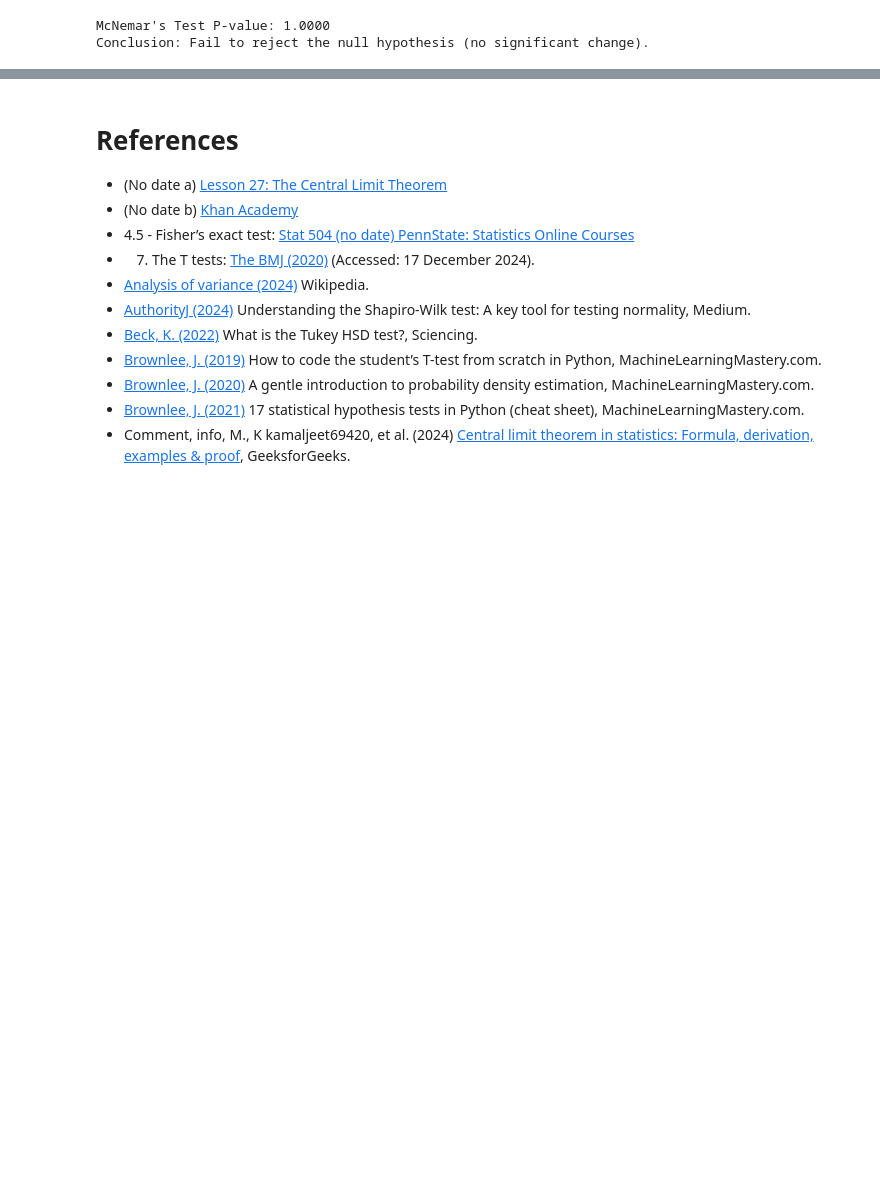
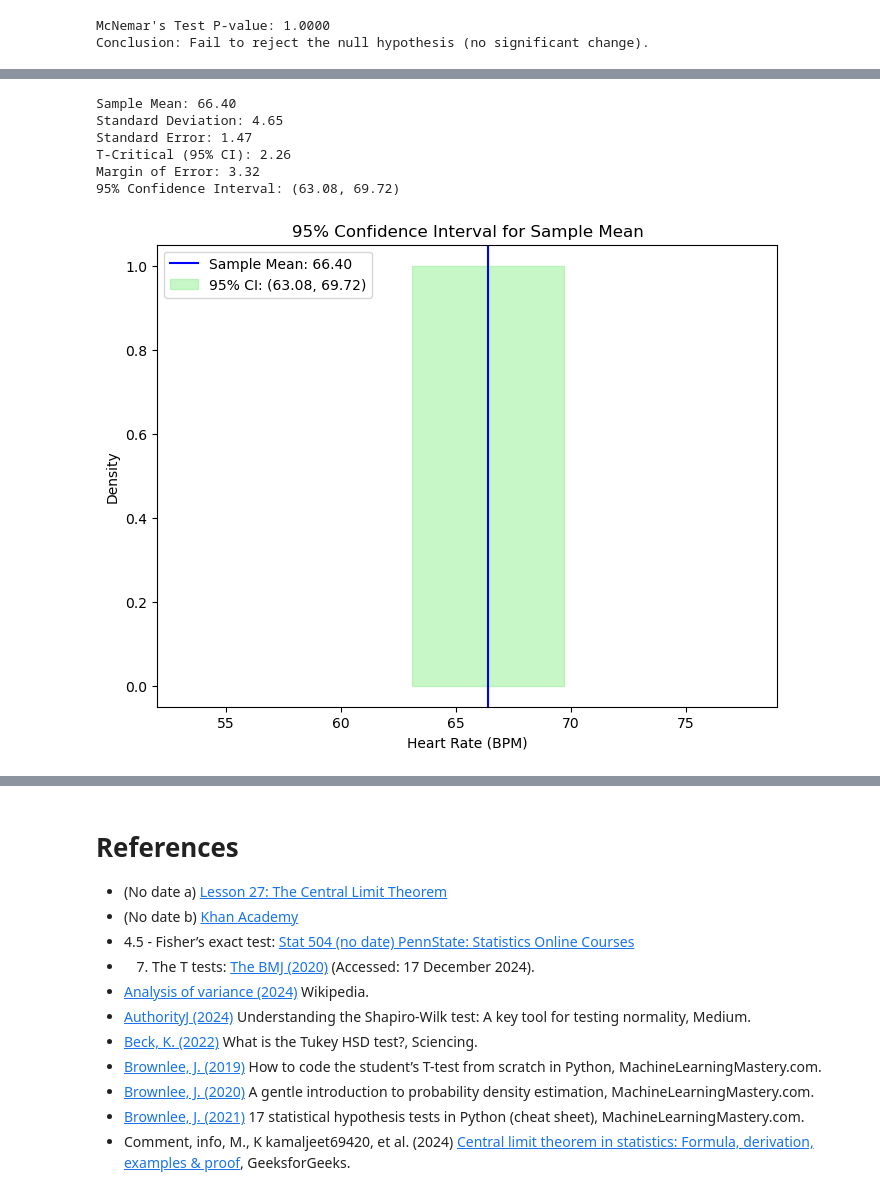
Before and after one commit to keithmmc/appliedstats, a Jupyter notebook: tasks.ipynb, the cells around one changed output, grey strips where cells are left out. Drawn from its saved outputs; the diff is of its cells as text; code cells hidden in the pictures; blank space fills up the shorter version.

```diff
--- a/tasks.ipynb
+++ b/tasks.ipynb
@@ -1032,0 +1045,55 @@ Conclusion: Fail to reject the null hypothesis (no significant change).
+# %%
+before = [63, 68, 70, 64, 74, 67, 70, 57, 66, 65]
+# %%
+mean = np.mean(before)
+std_dev = np.std(before, ddof=1)
+n = len(before)
+standard_error = std_dev / np.sqrt(n)
+# %%
+# Define the confidence level (95%)
+confidence_level = 0.95
+
+# Calculate the t-value for 95% CI (using the t-distribution for small samples)
+t_critical = st.t.ppf(1 - (1 - confidence_level) / 2, df=n-1)
+
+# Calculate the margin of error
+margin_of_error = t_critical * standard_error
+
+# Calculate the confidence interval
+lower_bound = mean - margin_of_error
+upper_bound = mean + margin_of_error
+# %%
+print(f"Sample Mean: {mean:.2f}")
+print(f"Standard Deviation: {std_dev:.2f}")
+print(f"Standard Error: {standard_error:.2f}")
+print(f"T-Critical (95% CI): {t_critical:.2f}")
+print(f"Margin of Error: {margin_of_error:.2f}")
+print(f"95% Confidence Interval: ({lower_bound:.2f}, {upper_bound:.2f})")
+# %% [output]
+Sample Mean: 66.40
+Standard Deviation: 4.65
+Standard Error: 1.47
+T-Critical (95% CI): 2.26
+Margin of Error: 3.32
+95% Confidence Interval: (63.08, 69.72)
+# %%
+import matplotlib.pyplot as plt
+
+# Plotting the confidence interval
+plt.figure(figsize=(8, 6))
+
+# Plot the mean as a line
+plt.axvline(mean, color='blue', linestyle='-', label=f'Sample Mean: {mean:.2f}')
+
+# Plot the confidence interval as a shaded region
+plt.fill_betweenx([0, 1], lower_bound, upper_bound, color='lightgreen', alpha=0.5, label=f'95% CI: ({lower_bound:.2f}, {upper_bound:.2f})')
+
+# Labeling and formatting
+plt.xlim(min(before) - 5, max(before) + 5)
+plt.xlabel('Heart Rate (BPM)')
+plt.ylabel('Density')
+plt.title('95% Confidence Interval for Sample Mean')
+plt.legend()
+plt.show()
+# %% [output]
+[figure, added]
```
Also changed, not shown: parts of 4 cells of this notebook.
